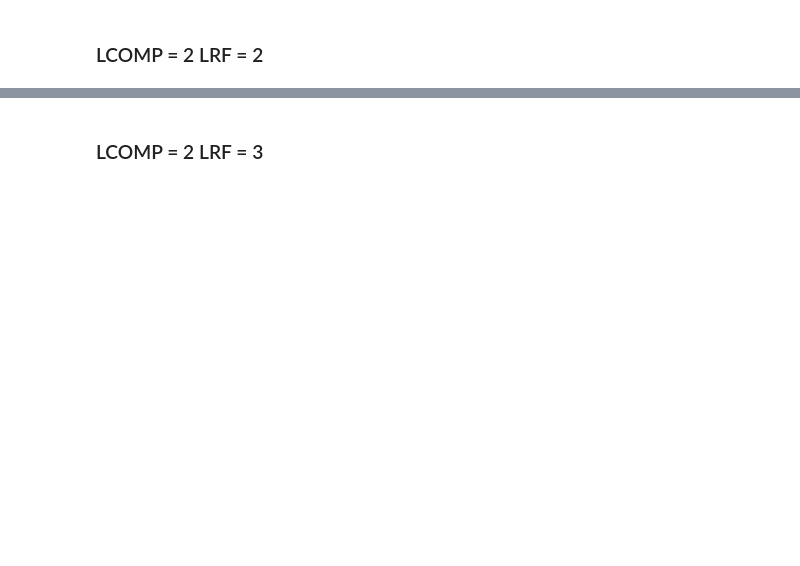
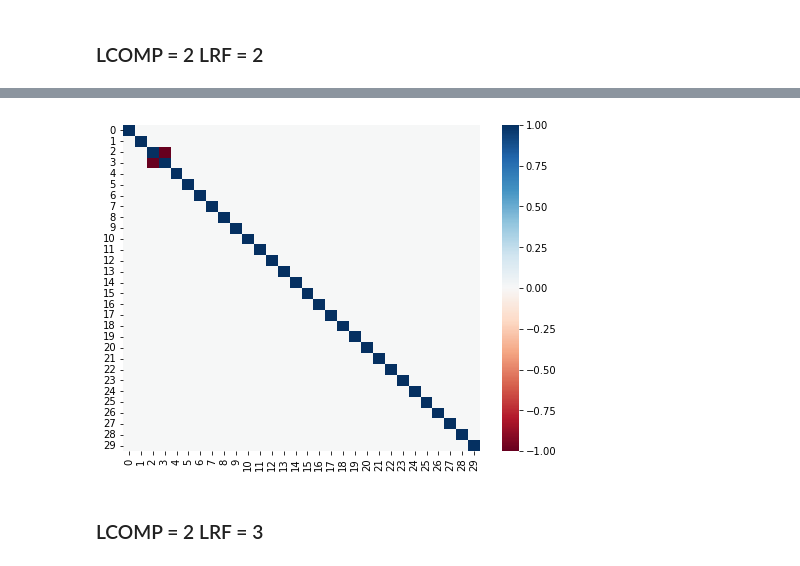
Before and after one commit to luca-fiorito-11/sandy, a Jupyter notebook: notebooks/Mf32_test.ipynb, the cells around one changed output, grey strips where cells are left out. Saved outputs shown, nothing was run; the diff lists cells and outputs as text; code cells hidden in the pictures; blank space fills up the shorter version.

```diff
--- a/notebooks/Mf32_test.ipynb
+++ b/notebooks/Mf32_test.ipynb
@@ -49,13 +59,17 @@ dic['NIS'][55137]['NER'][(1e-05, 56666.38)]["INTG"][0]
 # %%
 NNN = dic['NIS'][55137]['NER'][(1e-05, 56666.38)]["NNN"]
-Z = np.zeros((NNN, NNN))
-for i in range(dic['NIS'][55137]['NER'][(1e-05, 56666.38)]["NM"]):
-    for j in range (len(dic['NIS'][55137]['NER'][(1e-05, 56666.38)]["INTG"][i]["KIJ"])):
-        Z[dic['NIS'][55137]['NER'][(1e-05, 56666.38)]["INTG"][i]["II"]+j][dic['NIS'][55137]['NER'][(1e-05, 56666.38)]["INTG"][i]["JJ"]+j] = dic['NIS'][55137]['NER'][(1e-05, 56666.38)]["INTG"][i]["KIJ"][j]
+Z = np.zeros((30, 30))
+for i in range(30):
+    Z[i][i] = 1
+for k in range(dic['NIS'][55137]['NER'][(1e-05, 56666.38)]["NM"]):
+    for j in range (len(dic['NIS'][55137]['NER'][(1e-05, 56666.38)]["INTG"][k]["KIJ"])):
+        Z[dic['NIS'][55137]['NER'][(1e-05, 56666.38)]["INTG"][k]["II"]+j][dic['NIS'][55137]['NER'][(1e-05, 56666.38)]["INTG"][k]["JJ"]+j] = dic['NIS'][55137]['NER'][(1e-05, 56666.38)]["INTG"][k]["KIJ"][j]
 fig, ax = plt.subplots(figsize=(8, 6))
 sandy.triu_matrix(Z, kind='lower')
 covmat = pd.DataFrame(Z)
 ax = plot_corr(sandy.CategoryCov(Z), ax = ax)
+# %% [output]
+[figure, added]
 # %% [markdown]
 ### LCOMP = 2 LRF = 3
 # %%
```
Also changed, not shown: parts of 7 cells of this notebook.
